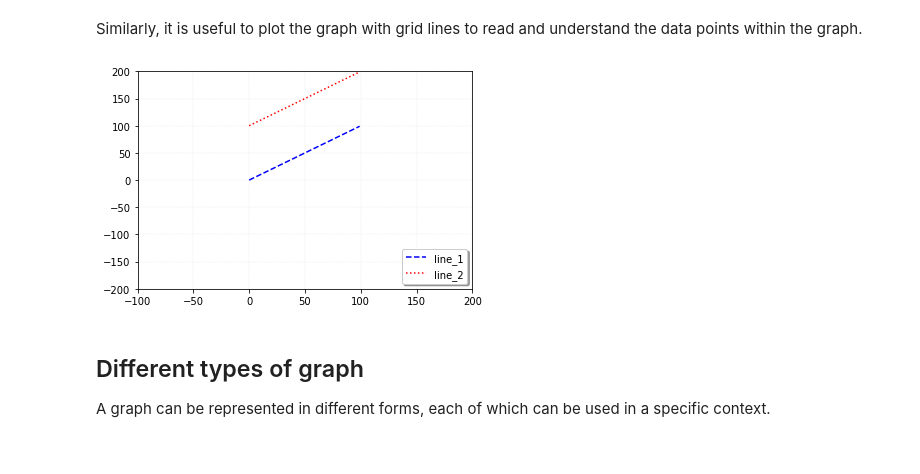
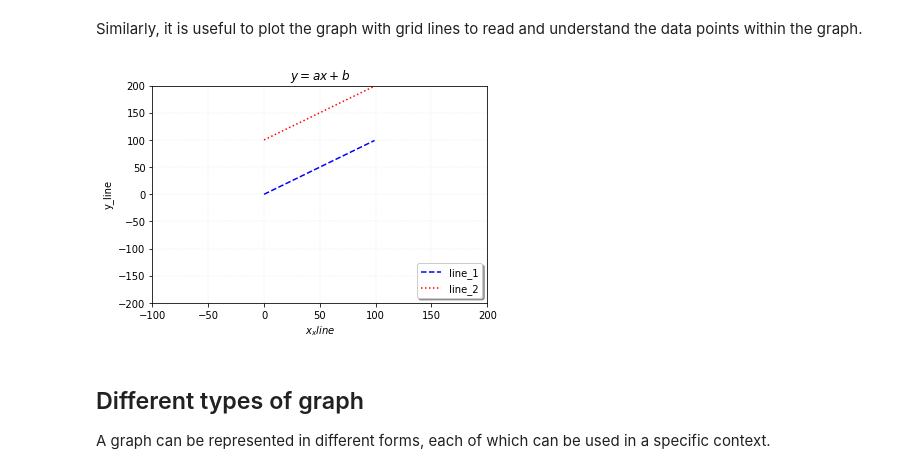
Before and after one commit to Deadlyelder/visualisation-workshop, a Jupyter notebook: src/matplotlib.ipynb, the cells around one changed output. Cells and saved outputs as stored; diff of their text form; code cells hidden in the pictures.

Commit message:
[Fix] Axis for all graph plots

```diff
--- a/src/matplotlib.ipynb
+++ b/src/matplotlib.ipynb
@@ -150,15 +150,19 @@ to read and understand the data points within the graph.
 # %%
 plt.plot(X_1, Y_1, color="b", linestyle="dashed", label='line_1')
 plt.plot(X_2, Y_2, color="r", linestyle="dotted", label='line_2')
 plt.legend(shadow=True, fancybox=True, loc="lower right")
 
 plt.grid(True, lw=0.4, ls="--", c=".90")
 plt.xlim(-100, 200)
 plt.ylim(-200, 200)
 
+plt.title('$y = ax+b$')
+plt.xlabel('$x_x line$')
+plt.ylabel('y_line')
+
 plt.show()
 # %% [output]
-[figure, old version]
+[figure, new version]
 # %% [markdown]
 ## Different types of graph
 A graph can be represented in different forms, each of which can be used in a specific context.
```
Also changed, not shown: parts of 7 cells of this notebook.
